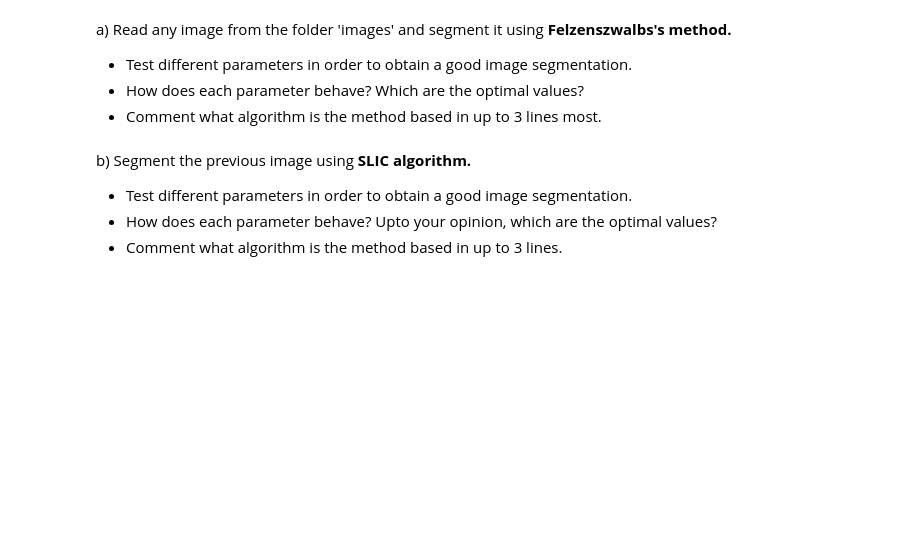
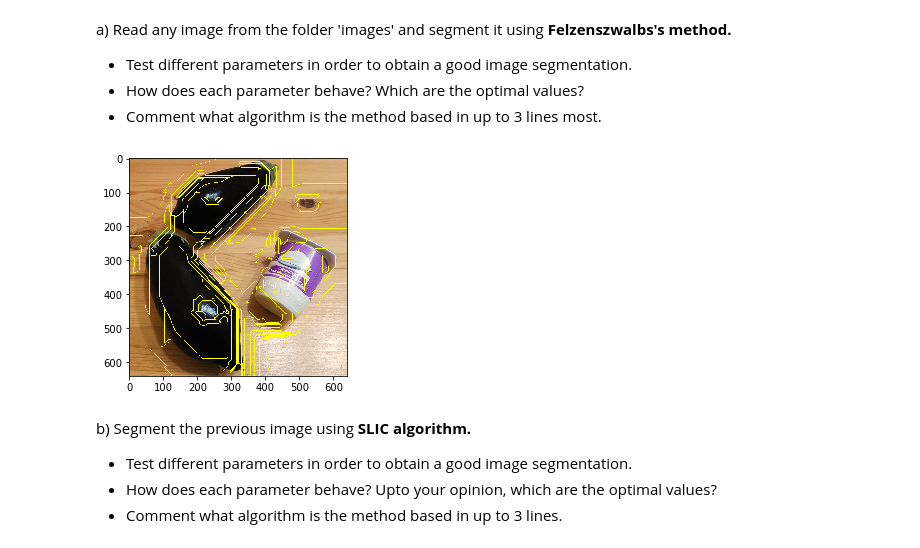
Before and after one commit to jdecid/MAI-CV, a Jupyter notebook: labs/s7/p7_image_segmentation.ipynb, the cells around one changed output. Cells and saved outputs as stored; diff of their text form; code cells hidden in the pictures; blank space fills up the shorter version.

```diff
--- a/labs/s7/p7_image_segmentation.ipynb
+++ b/labs/s7/p7_image_segmentation.ipynb
@@ -331,6 +264,18 @@ a) Read any image from the folder 'images' and segment it using **Felzenszwalbs'
 - Test different parameters in order to obtain a good image segmentation.
 - How does each parameter behave? Which are the optimal values?
 - Comment what algorithm is the method based in up to 3 lines most.
+# %%
+segmented_img = seg.felzenszwalb(img, scale=20, sigma=20, min_size=50)
+
+results[1] = {
+    'img': segmented_img,
+    'title': 'Segmentation with Felzenszwalb\'s method'
+}
+
+plt.imshow(seg.mark_boundaries(img, segmented_img))
+plt.show()
+# %% [output]
+[figure, added]
 # %% [markdown]
 b) Segment the previous image using **SLIC algorithm.**
 - Test different parameters in order to obtain a good image segmentation.
```
Also changed, not shown: parts of 14 cells of this notebook, 2 other files.
